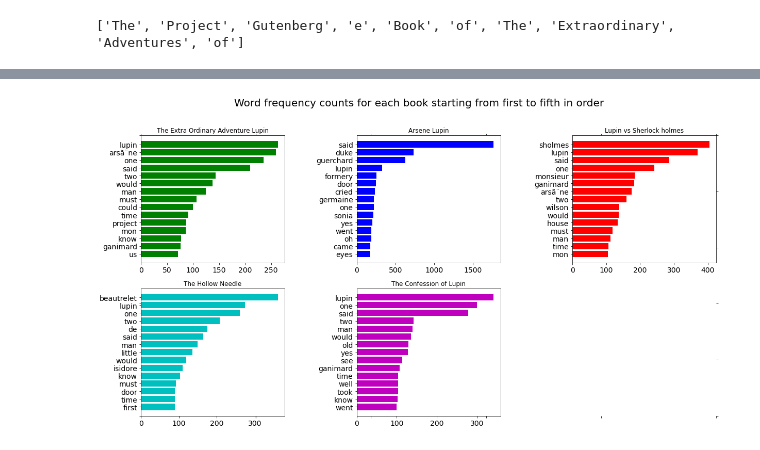
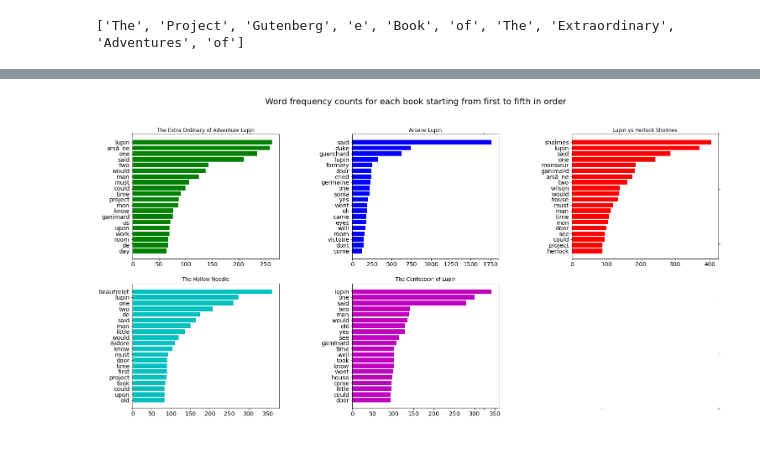
Before and after one commit to prachi1294/599-Team-1, a Jupyter notebook: Project_1.ipynb, the cells around one changed output, grey strips where cells are left out. Drawn from its saved outputs; the diff is of its cells as text; code cells hidden in the pictures.

```diff
--- a/Project_1.ipynb
+++ b/Project_1.ipynb
@@ -138,7 +150,7 @@ def cleanWord (w):
     return re.sub('^[0-9\.]*$', "", wn)
 
 
-def get_wf (text):
+def get_word_frequency (text):
 
     # Now clean
     # remove html markup
@@ -169,7 +181,7 @@ def get_wf (text):
 
     # Get ordered list
     wfs = sorted (wf .items(), key = operator.itemgetter(1), reverse=True)
-    ml = min(len(wfs),15)
+    ml = min(len(wfs),20)
 
     #Reverse the list because barh plots items from the bottom
     return (wfs [ 0:ml ] [::-1], tw)
@@ -179,11 +190,11 @@ def get_wf (text):
 # %%
 ##Frequency count from each book
 
-read_text = (book1_text, err1) = get_wf (book1)
-(book2_text, err2) =  get_wf (book2)
-(book3_text, err3) =  get_wf (book3)
-(book4_text, err4) =  get_wf (book4)
-(book5_text, err5) =  get_wf (book5)
+read_text = (book1_text, err1) = get_word_frequency (book1)
+(book2_text, err2) =  get_word_frequency (book2)
+(book3_text, err3) =  get_word_frequency (book3)
+(book4_text, err4) =  get_word_frequency (book4)
+(book5_text, err5) =  get_word_frequency (book5)
 print(book1_text)
 print(book2_text)
 print(book3_text)
@@ -205,7 +215,7 @@ print(book5_text)
 
 %matplotlib inline
 def plot_frequency_all (book_1, book_2, book_3, book_4, book_5, title):
-    f = plt.figure (figsize=(20, 10))
+    f = plt.figure (figsize=(25, 12))
     # this is painfully tedious....
     f .suptitle (title, fontsize=20)
     ax = f.add_subplot(111)
@@ -221,7 +231,7 @@ def plot_frequency_all (book_1, book_2, book_3, book_4, book_5, title):
 
     pos = np .arange (len(book1_text))
     ax1 .tick_params (axis='both', which='major', labelsize=14)
-    ax1.title.set_text('The Extra Ordinary Adventure Lupin')
+    ax1.title.set_text('The Extra Ordinary of Adventure Lupin')
     pylab .yticks (pos, [ x [0] for x in book1_text ])
     ax1 .barh (range(len(book1_text)), [ x [1] for x in book1_text ], align='center', color='g')
 
@@ -234,7 +244,7 @@ def plot_frequency_all (book_1, book_2, book_3, book_4, book_5, title):
 
     ax3 = f .add_subplot (233)
     ax3 .tick_params (axis='both', which='major', labelsize=14)
-    ax3.title.set_text('Lupin vs Sherlock holmes')
+    ax3.title.set_text('Lupin vs Herlock Sholmes')
     pos = np .arange (len(book3_text))
     pylab .yticks (pos, [ x [0] for x in book3_text ])
     ax3 .barh (range (len(book3_text)), [ x [1] for x in book3_text ], align='center', color='r')
@@ -263 +272 @@ plot_frequency_all (book1_text, book2_text, book3_text, book4_text, book5_text,'
-[figure, old version]
+[figure, new version]
```
Also changed, not shown: parts of 9 cells of this notebook.
